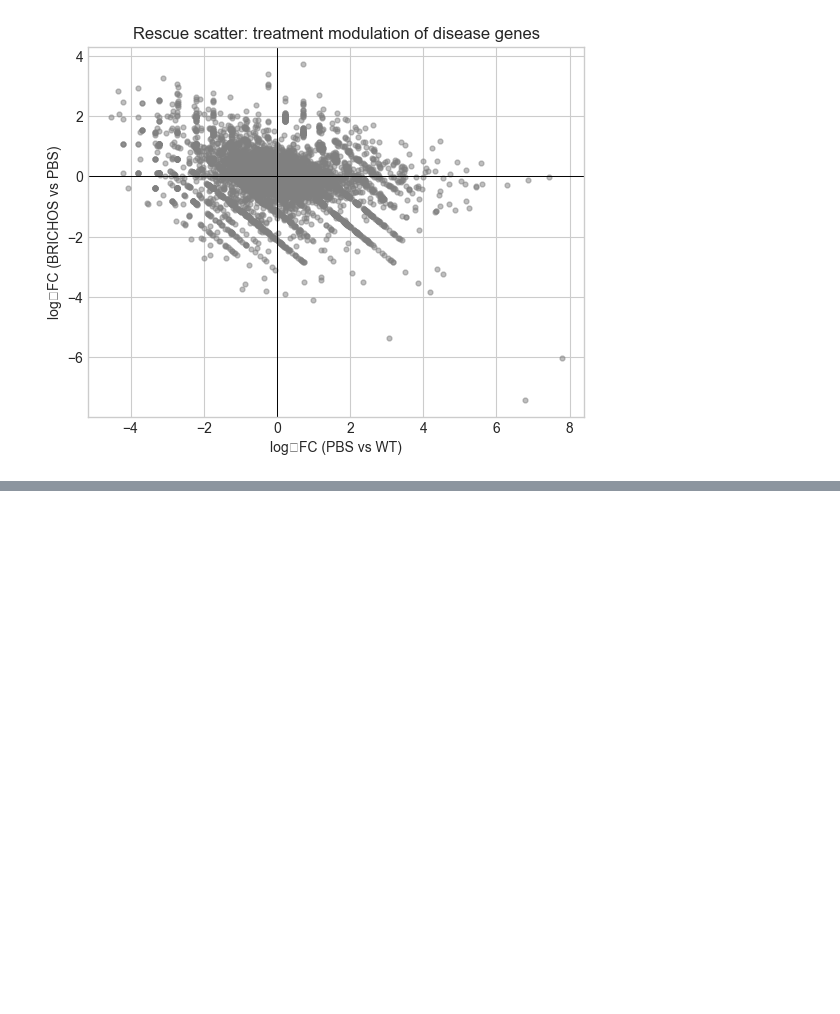
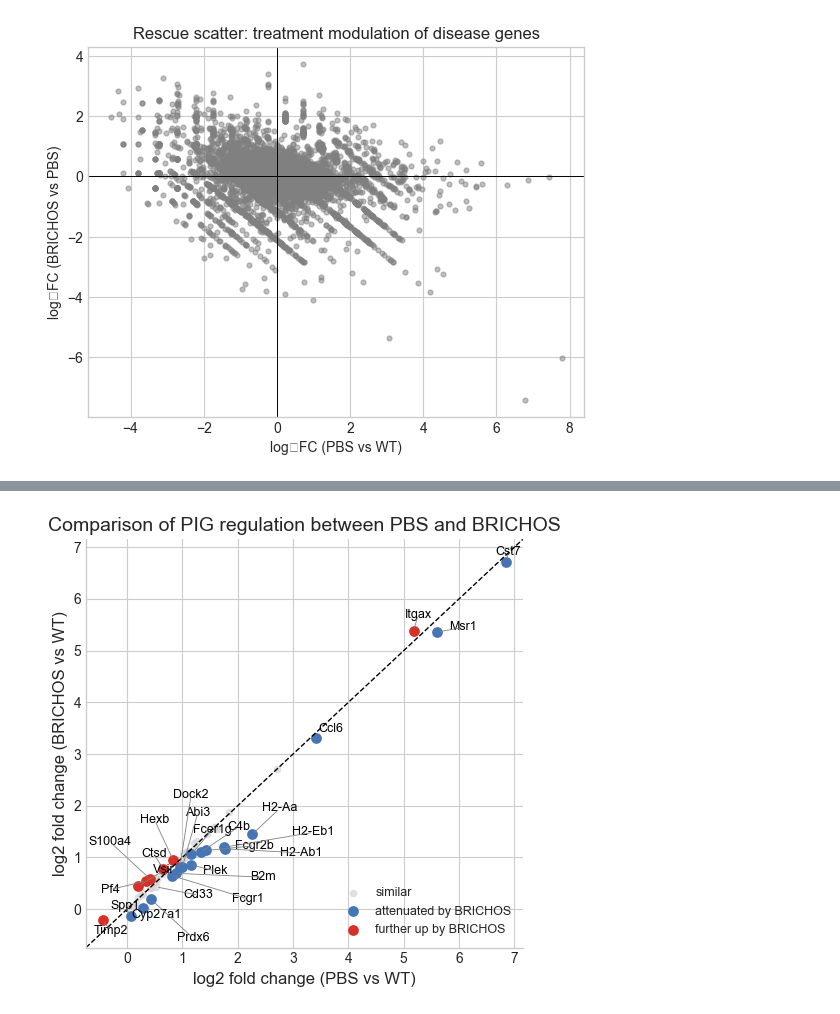
Before and after one commit to christoffermattssonlangseth/ST-BRICHOS, a Jupyter notebook: notebooks-01/03-NLGF-vs-WT-vs-BRI.ipynb, the cells around one changed output, grey strips where cells are left out. Saved outputs shown, nothing was run; the diff lists cells and outputs as text; code cells hidden in the pictures; blank space fills up the shorter version.

```diff
--- a/notebooks-01/03-NLGF-vs-WT-vs-BRI.ipynb
+++ b/notebooks-01/03-NLGF-vs-WT-vs-BRI.ipynb
@@ -362,0 +542,79 @@ plt.show()
+# %%
+import matplotlib.pyplot as plt
+import seaborn as sns
+import pandas as pd
+from adjustText import adjust_text  # pip install adjustText
+
+# --- Extract PIGs and merge ---
+pbs = res_pbs.loc[res_pbs.index.intersection(pigs_in_data), ["log2FoldChange"]]
+bri = res_bri.loc[res_bri.index.intersection(pigs_in_data), ["log2FoldChange"]]
+
+df = pd.DataFrame({
+    "PBS": pbs["log2FoldChange"],
+    "BRICHOS": bri["log2FoldChange"]
+}).dropna()
+df["delta"] = df["BRICHOS"] - df["PBS"]
+
+# --- Categorize effects ---
+atten = df["delta"] < -0.1
+enh   = df["delta"] >  0.1
+same  = ~(atten | enh)
+
+# --- Plot ---
+plt.figure(figsize=(5, 5))
+plt.style.use("seaborn-v0_8-whitegrid")
+
+# base points
+plt.scatter(df.loc[same, "PBS"], df.loc[same, "BRICHOS"],
+            s=30, c="lightgrey", lw=0, alpha=0.7, label="similar")
+
+plt.scatter(df.loc[atten, "PBS"], df.loc[atten, "BRICHOS"],
+            s=60, c="#4575b4", lw=0, label="attenuated by BRICHOS")
+
+plt.scatter(df.loc[enh, "PBS"], df.loc[enh, "BRICHOS"],
+            s=60, c="#d73027", lw=0, label="further up by BRICHOS")
+
+# --- Reference line (equal regulation) ---
+lims = [
+    min(df["PBS"].min(), df["BRICHOS"].min()) - 0.3,
+    max(df["PBS"].max(), df["BRICHOS"].max()) + 0.3,
+]
+plt.plot(lims, lims, "k--", lw=1)
+plt.xlim(lims)
+plt.ylim(lims)
+
+# --- Annotate top shifted genes with connecting lines ---
+topN = 25
+texts = []
+top_genes = df.reindex(df["delta"].abs().sort_values(ascending=False).head(topN).index)
+
+for gene, row in top_genes.iterrows():
+    texts.append(
+        plt.text(
+            row["PBS"], row["BRICHOS"], gene,
+            fontsize=9,
+            ha="left", va="bottom",
+            color="black"
+        )
+    )
+
+# automatically adjust label placement + add leader lines
+adjust_text(
+    texts,
+    arrowprops=dict(arrowstyle="-", color="0.5", lw=0.6),
+    expand_points=(1.2, 1.4),
+    expand_text=(1.1, 1.3),
+    force_text=0.8,
+    force_points=0.2,
+)
+
+# --- Aesthetics ---
+plt.xlabel("log2 fold change (PBS vs WT)", fontsize=12)
+plt.ylabel("log2 fold change (BRICHOS vs WT)", fontsize=12)
+plt.title("Comparison of PIG regulation between PBS and BRICHOS", fontsize=14)
+plt.legend(frameon=False, fontsize=9, loc="lower right")
+sns.despine()
+plt.tight_layout()
+plt.show()
+# %% [output]
+[figure, added]
```
Also changed, not shown: parts of 14 cells of this notebook, 2 other files.
